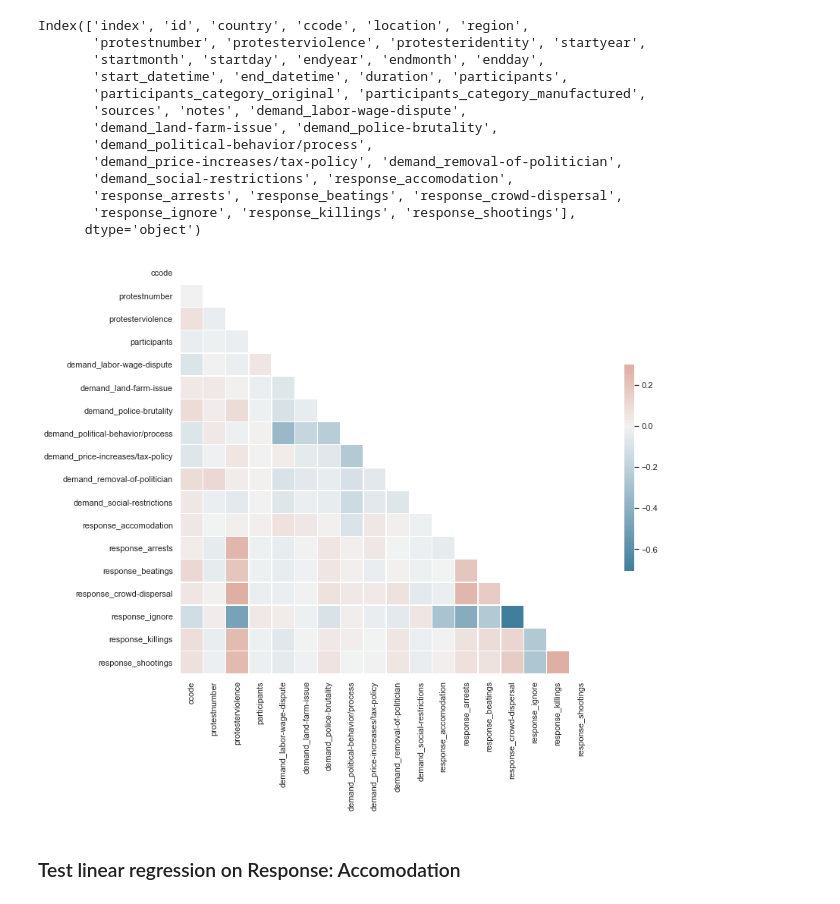
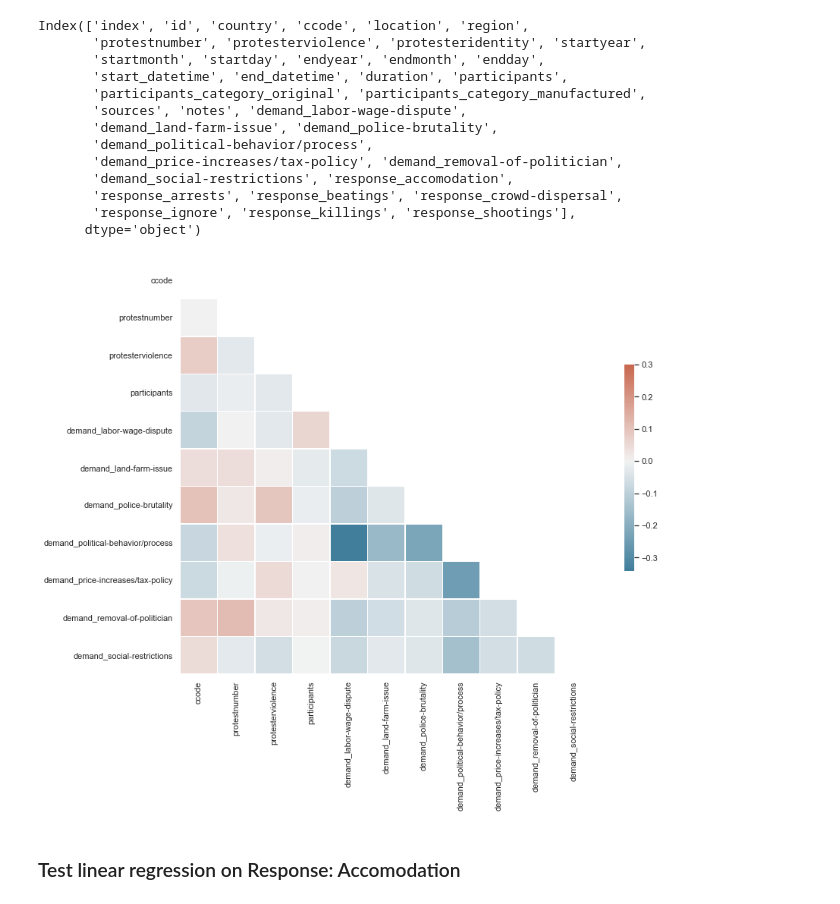
Before and after one commit to sethnlewis/Predicting-Political-Revolutions, a Jupyter notebook: notebooks/eda - protests.ipynb, the cells around one changed output. Saved outputs shown, nothing was run; the diff lists cells and outputs as text; code cells hidden in the pictures.

```diff
--- a/notebooks/eda - protests.ipynb
+++ b/notebooks/eda - protests.ipynb
@@ -80,22 +80,22 @@ response_cols = ['response_accomodation', 'response_arrests', 'response_beatings
 
 input_cols = ['ccode', 'protestnumber', 'protesterviolence', 'start_datetime', 'end_datetime', 'duration', 'participants']
 
-df_model = protests[cols_to_include + demand_cols]
+df_model = protests[input_cols + demand_cols]
 # %%
 # Compute the correlation matrix
-corr = d.corr()
+corr = df_model.corr()
 
 # Generate a mask for the upper triangle
 mask = np.triu(np.ones_like(corr, dtype=bool))
 plt.figure(figsize=(15, 10))
 
 # Generate a custom diverging colormap
 cmap = sns.diverging_palette(230, 20, as_cmap=True)
 
 # Draw the heatmap with the mask and correct aspect ratio
 sns.heatmap(corr, mask=mask, cmap=cmap, vmax=.3, center=0,
             square=True, linewidths=.5, cbar_kws={"shrink": .5});
 # %% [output]
-[figure, old version]
+[figure, new version]
 # %% [markdown]
 ### Test linear regression on Response: Accomodation
```
Also changed, not shown: parts of 4 cells of this notebook, 1 other file.
